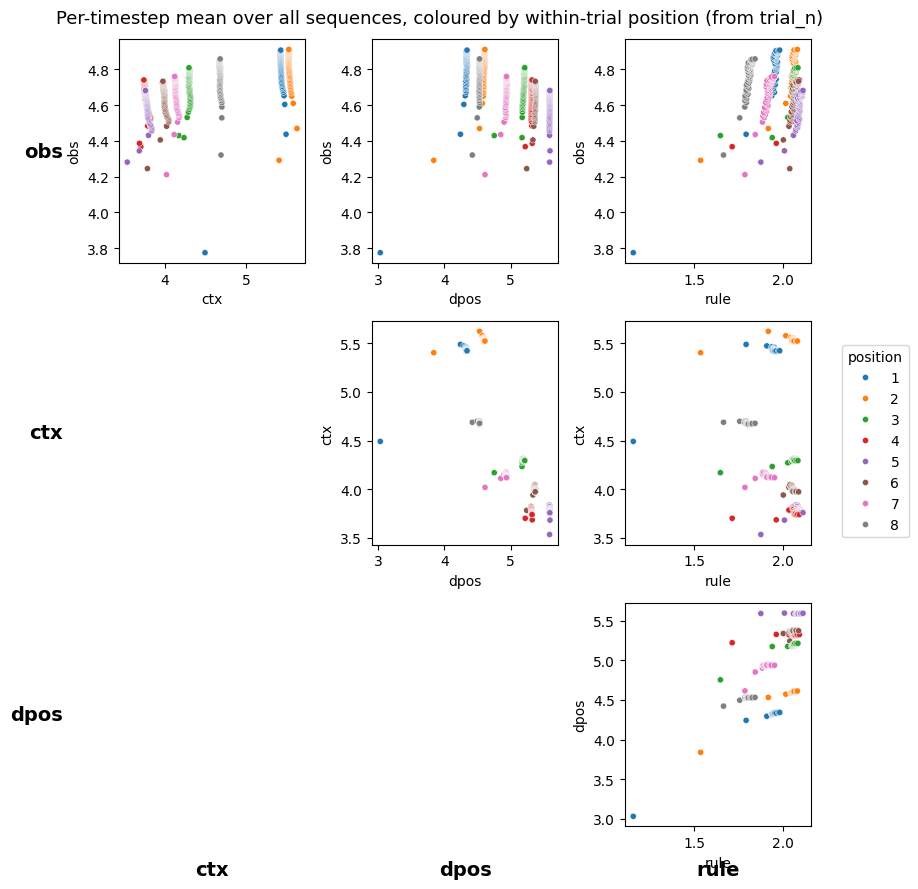
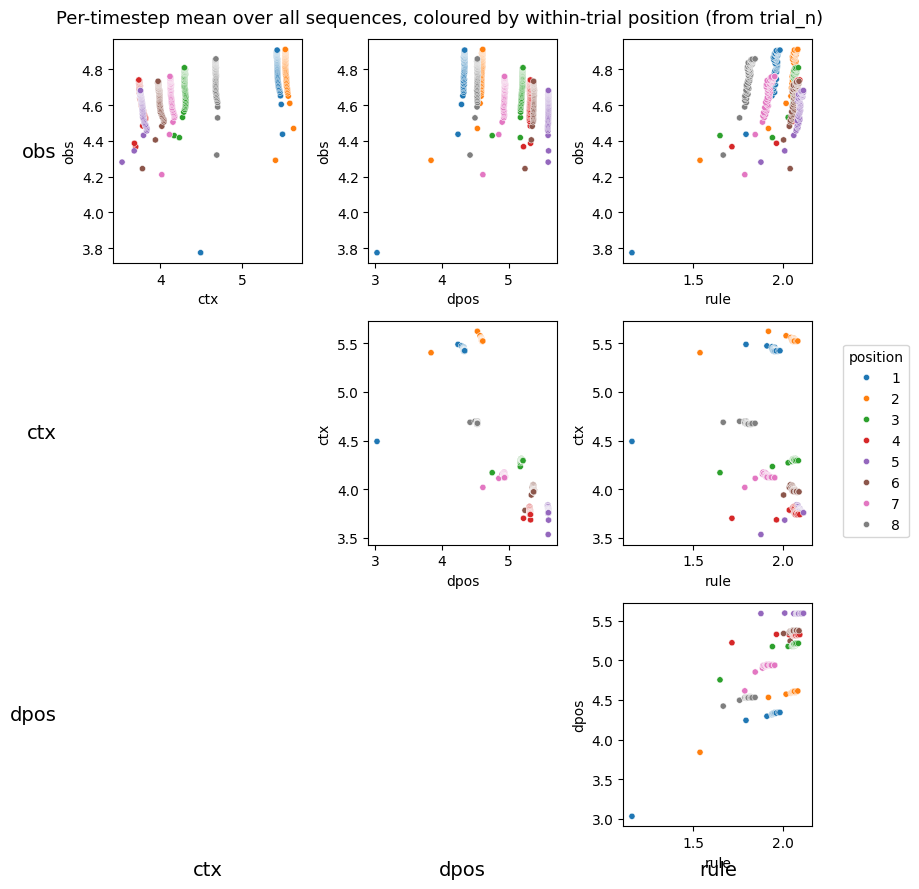
Code edit (unified diff) that turned the first committed figure into the second:
--- before
+++ after
@@ -34,7 +34,7 @@
 
 for ri, i in enumerate(row_idxs):
-    axs[ri, 0].text(-0.3, 0.5, modules[i], transform=axs[ri, 0].transAxes, fontsize=14, fontweight='bold', ha='right', va='center')
+    axs[ri, 0].text(-0.3, 0.5, modules[i], transform=axs[ri, 0].transAxes, fontsize=14, ha='right', va='center')
 for ci, j in enumerate(col_idxs):
-    axs[2, ci].text(0.5, -0.15, modules[j], transform=axs[2, ci].transAxes, fontsize=14, fontweight='bold', ha='center', va='top')
+    axs[2, ci].text(0.5, -0.15, modules[j], transform=axs[2, ci].transAxes, fontsize=14, ha='center', va='top')
 
 # Move the single legend to the right of the rightmost column.

Commit: Adjust dpos response window: put pressure on answering correctly ad dev pos and dev pos + 1